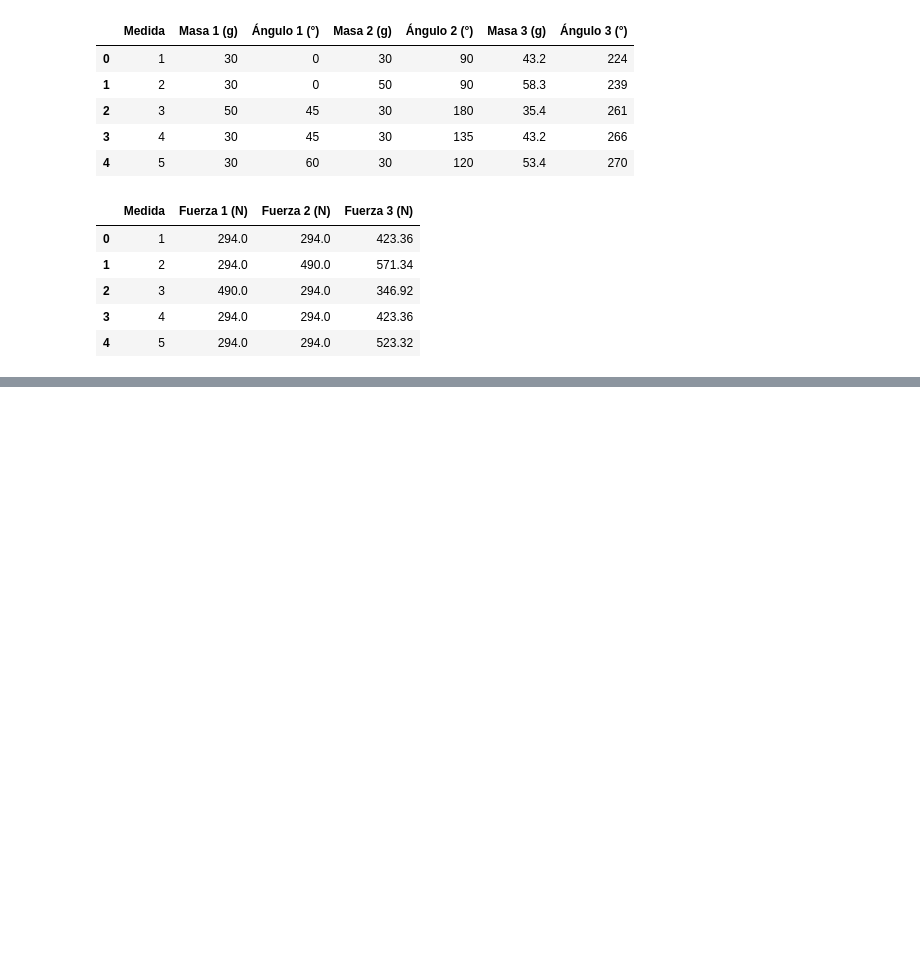
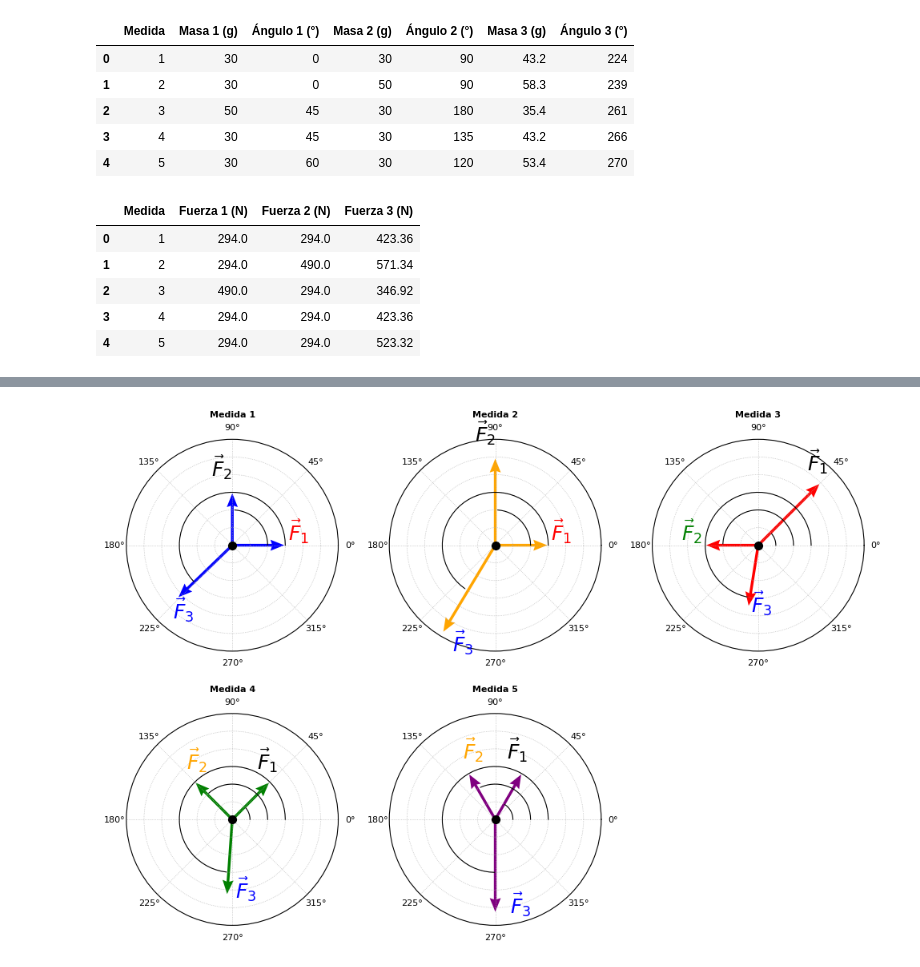
Before and after one commit to Juaan00/Laboratorios_mecanica_FEM, a Jupyter notebook: masas/masas_primera_ley.ipynb, the cells around one changed output, grey strips where cells are left out. Drawn from its saved outputs; the diff is of its cells as text; code cells hidden in the pictures; blank space fills up the shorter version.

```diff
--- a/masas/masas_primera_ley.ipynb
+++ b/masas/masas_primera_ley.ipynb
@@ -51,7 +86,7 @@ def add_vector_labels(ax, angles, magnitudes, labels, colors):
 def angulos_vector(ax,angulos):
     l = 100
     for i in zip(angulos):
-        an = np.arange(0, np.radians(i),0.1)
+        an = np.arange(0, np.radians(i).item(),0.1)
         ban = np.repeat(l,np.size(an))
         ax.plot(an , ban, color='black', linestyle='-', linewidth=0.8)
         l= l+100
@@ -181,0 +93,47 @@ plt.show()
+# %%
+def formato_grafica(ax):
+    ax.set_theta_direction(1)
+    ax.set_theta_zero_location('E')
+    ax.set_ylim(0, 600)
+    ax.set_yticklabels([])
+    ax.tick_params(axis='x',labelsize=8, length=0)
+    ax.plot(0, 1, color='black', marker='o', markersize=7)
+    ax.grid(True, linestyle=':', linewidth=0.5)
+# %%
+fig = plt.figure(figsize=(10, 7), layout='tight')
+
+spec = fig.add_gridspec(2,3)
+
+ax1 = fig.add_subplot(spec[0,0], projection='polar')
+ax1.set_title('Medida 1',size = 8, weight = 'bold')
+formato_grafica(ax1)
+angulos_vector(ax1,[angulo_1[0], angulo_2[0], angulo_3[0]])
+add_vector_labels(ax1, [angulo_1[0], angulo_2[0], angulo_3[0]], f_1, [r'$\vec{F}_{1}$', r'$\vec{F}_{2}$', r'$\vec{F}_{3}$'], ['blue', 'blue', 'blue'])
+
+ax2 = fig.add_subplot(spec[0,1], projection='polar')
+ax2.set_title('Medida 2',size = 8, weight = 'bold')
+formato_grafica(ax2)
+angulos_vector(ax2,[angulo_1[1], angulo_2[1], angulo_3[1]])
+add_vector_labels(ax2, [angulo_1[1], angulo_2[1], angulo_3[1]], f_2, [r'$\vec{F}_{1}$', r'$\vec{F}_{2}$', r'$\vec{F}_{3}$'], ['orange', 'orange', 'orange'])
+
+ax3 = fig.add_subplot(spec[0,2], projection='polar')
+ax3.set_title('Medida 3',size = 8, weight = 'bold')
+formato_grafica(ax3)
+angulos_vector(ax3,[angulo_1[2], angulo_2[2], angulo_3[2]])
+add_vector_labels(ax3, [angulo_1[2], angulo_2[2], angulo_3[2]], f_3, [r'$\vec{F}_{1}$', r'$\vec{F}_{2}$', r'$\vec{F}_{3}$'], ['red', 'red', 'red'])
+
+ax4 = fig.add_subplot(spec[1,0], projection='polar')
+ax4.set_title(r'''Medida 4''',size = 8, weight = 'bold')
+formato_grafica(ax4)
+angulos_vector(ax4,[angulo_1[3], angulo_2[3], angulo_3[3]])
+add_vector_labels(ax4, [angulo_1[3], angulo_2[3], angulo_3[3]], f_4, [r'$\vec{F}_{1}$', r'$\vec{F}_{2}$', r'$\vec{F}_{3}$'], ['green', 'green', 'green'])
+
+ax5 = fig.add_subplot(spec[1,1], projection='polar')
+ax5.set_title(r''' Medida 5 ''',size = 8, weight = 'bold')
+formato_grafica(ax5)
+angulos_vector(ax5,[angulo_1[4], angulo_2[4], angulo_3[4]])
+add_vector_labels(ax5, [angulo_1[4], angulo_2[4], angulo_3[4]], f_5, [r'$\vec{F}_{1}$', r'$\vec{F}_{2}$', r'$\vec{F}_{3}$'], ['purple', 'purple', 'purple'])
+
+plt.show()
+# %% [output]
+[figure, added]
```
Also changed, not shown: parts of 5 cells of this notebook.
